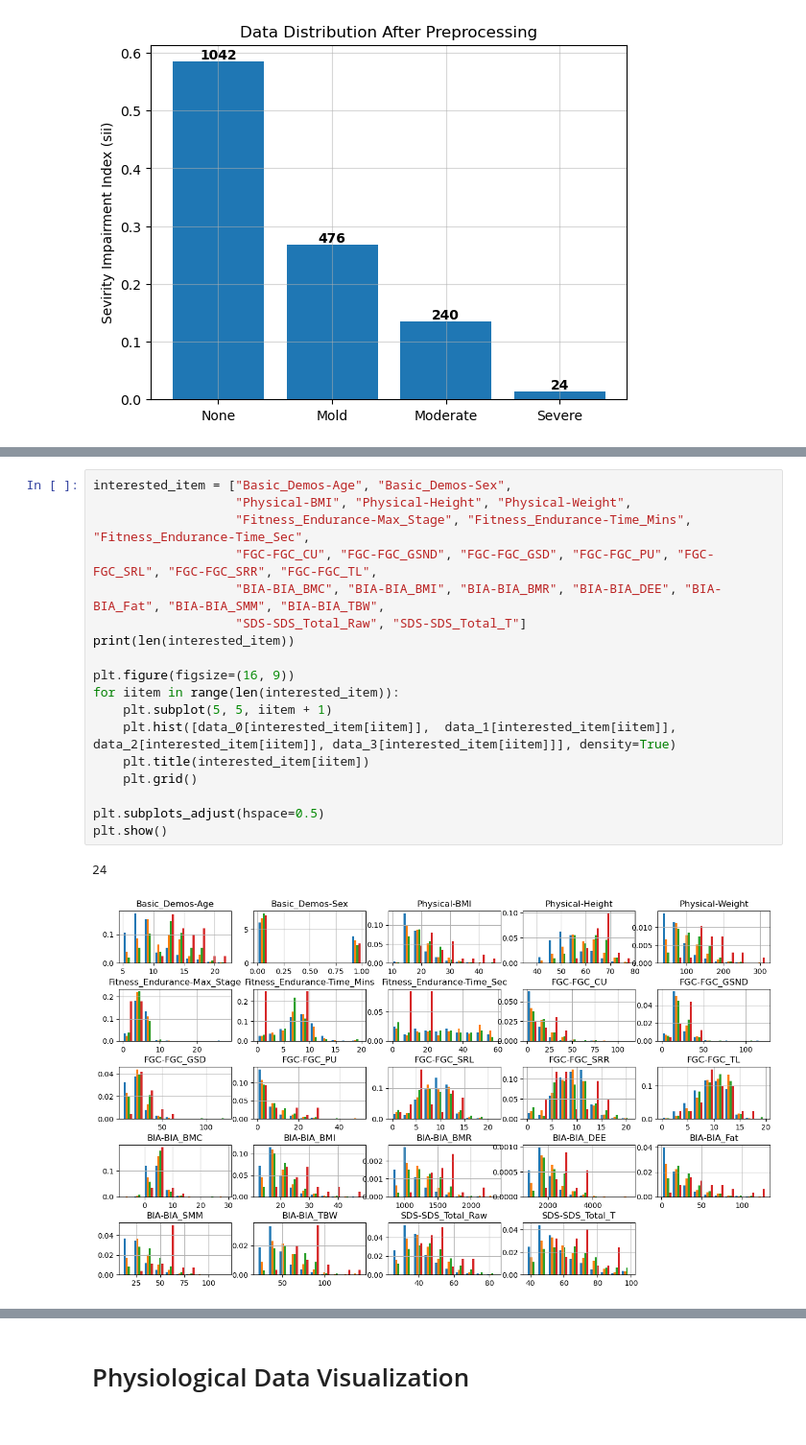
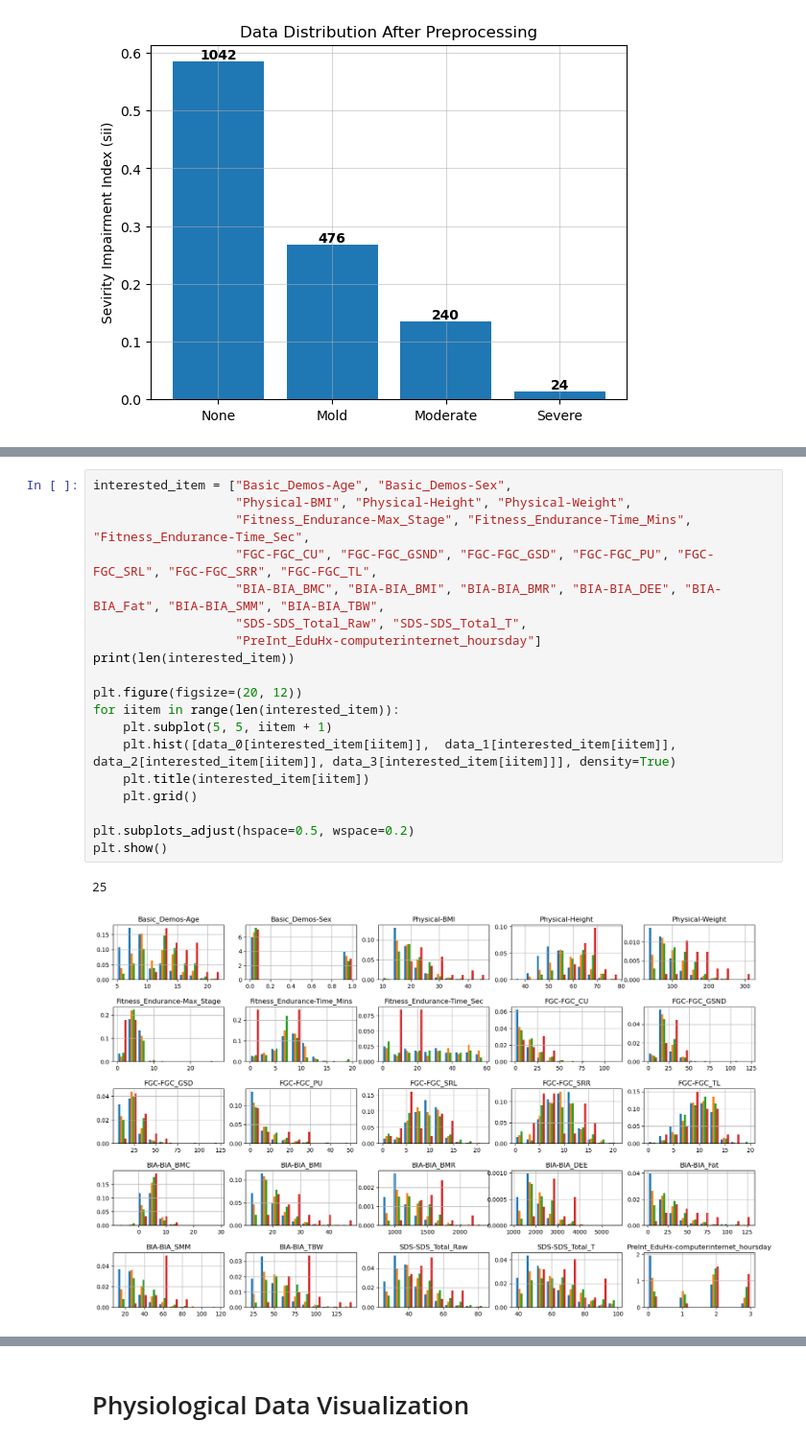
Before and after one commit to UCSDNaNaNa/Project_225A, a Jupyter notebook: visualization.ipynb, the cells around one changed output, grey strips where cells are left out. Shown at 96% size. Drawn from its saved outputs; the diff is of its cells as text.

Commit message:
visualization_update

```diff
--- a/visualization.ipynb
+++ b/visualization.ipynb
@@ -122,21 +127,22 @@ Index(['id', 'Basic_Demos-Enroll_Season', 'Basic_Demos-Age', 'Basic_Demos-Sex',
 # %%
 interested_item = ["Basic_Demos-Age", "Basic_Demos-Sex",
                    "Physical-BMI", "Physical-Height", "Physical-Weight",
                    "Fitness_Endurance-Max_Stage", "Fitness_Endurance-Time_Mins", "Fitness_Endurance-Time_Sec",
                    "FGC-FGC_CU", "FGC-FGC_GSND", "FGC-FGC_GSD", "FGC-FGC_PU", "FGC-FGC_SRL", "FGC-FGC_SRR", "FGC-FGC_TL",
                    "BIA-BIA_BMC", "BIA-BIA_BMI", "BIA-BIA_BMR", "BIA-BIA_DEE", "BIA-BIA_Fat", "BIA-BIA_SMM", "BIA-BIA_TBW",
-                   "SDS-SDS_Total_Raw", "SDS-SDS_Total_T"]
+                   "SDS-SDS_Total_Raw", "SDS-SDS_Total_T",
+                   "PreInt_EduHx-computerinternet_hoursday"]
 print(len(interested_item))
 
-plt.figure(figsize=(16, 9))
+plt.figure(figsize=(20, 12))
 for iitem in range(len(interested_item)):
     plt.subplot(5, 5, iitem + 1)
     plt.hist([data_0[interested_item[iitem]],  data_1[interested_item[iitem]],  data_2[interested_item[iitem]], data_3[interested_item[iitem]]], density=True)
     plt.title(interested_item[iitem])
     plt.grid()
 
-plt.subplots_adjust(hspace=0.5)
+plt.subplots_adjust(hspace=0.5, wspace=0.2)
 plt.show()
 # %% [output]
-24
+25
-[figure, old version]
+[figure, new version]
```
Also changed, not shown: parts of 6 cells of this notebook.
